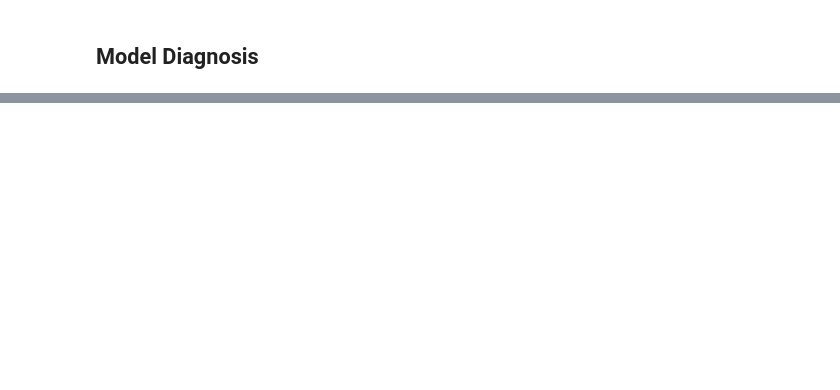
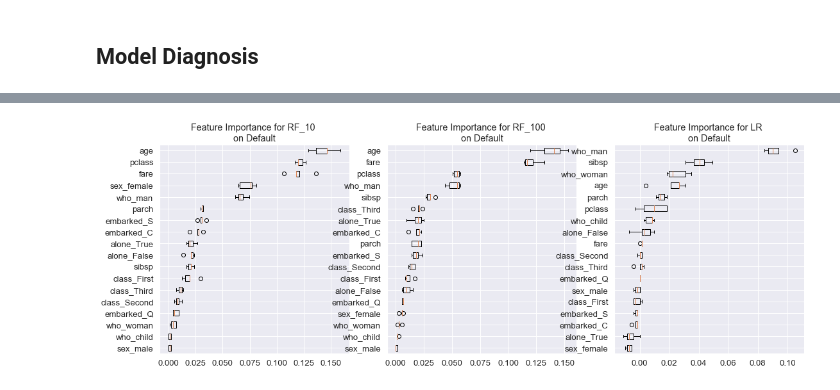
Before and after one commit to jykim/eda_utils, a Jupyter notebook: notebooks/titanic_example.ipynb, the cells around one changed output, grey strips where cells are left out. Drawn from its saved outputs; the diff is of its cells as text; code cells hidden in the pictures; blank space fills up the shorter version.

```diff
--- a/notebooks/titanic_example.ipynb
+++ b/notebooks/titanic_example.ipynb
@@ -297,0 +290,4 @@ mlb.plot_learning_curve()
+# %%
+mlb.plot_feature_importance()
+# %% [output]
+[figure, added]
```
Also changed, not shown: parts of 10 cells of this notebook, 4 other files.
